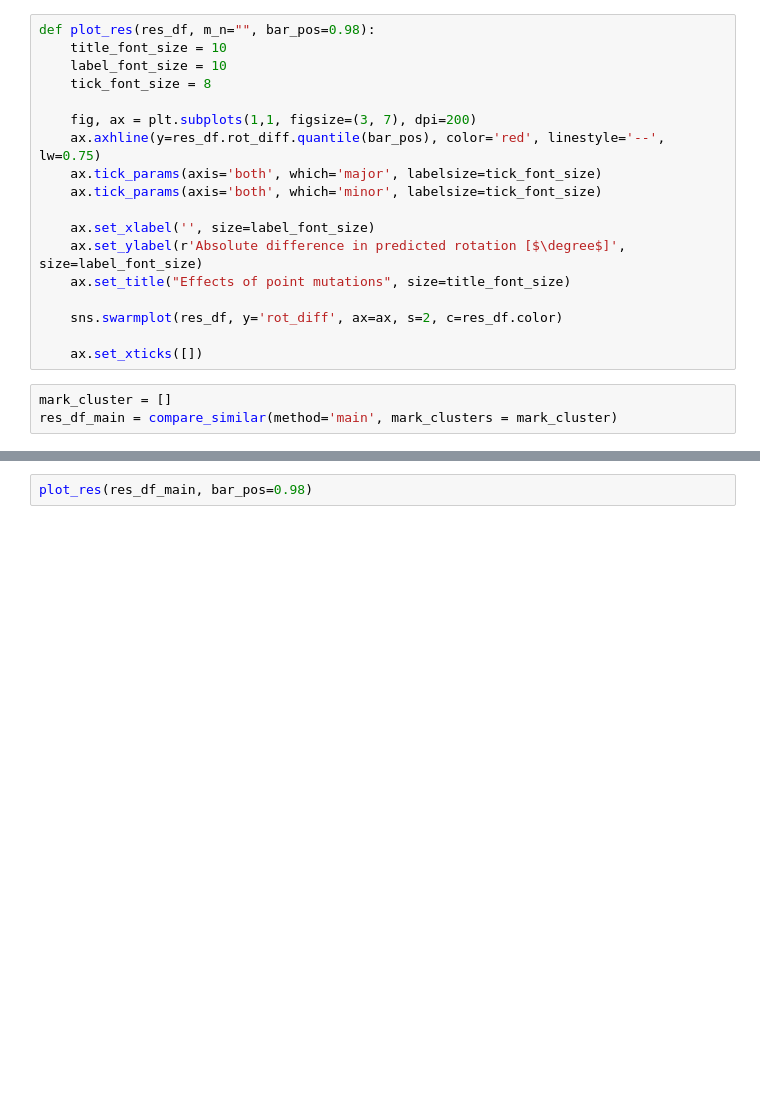
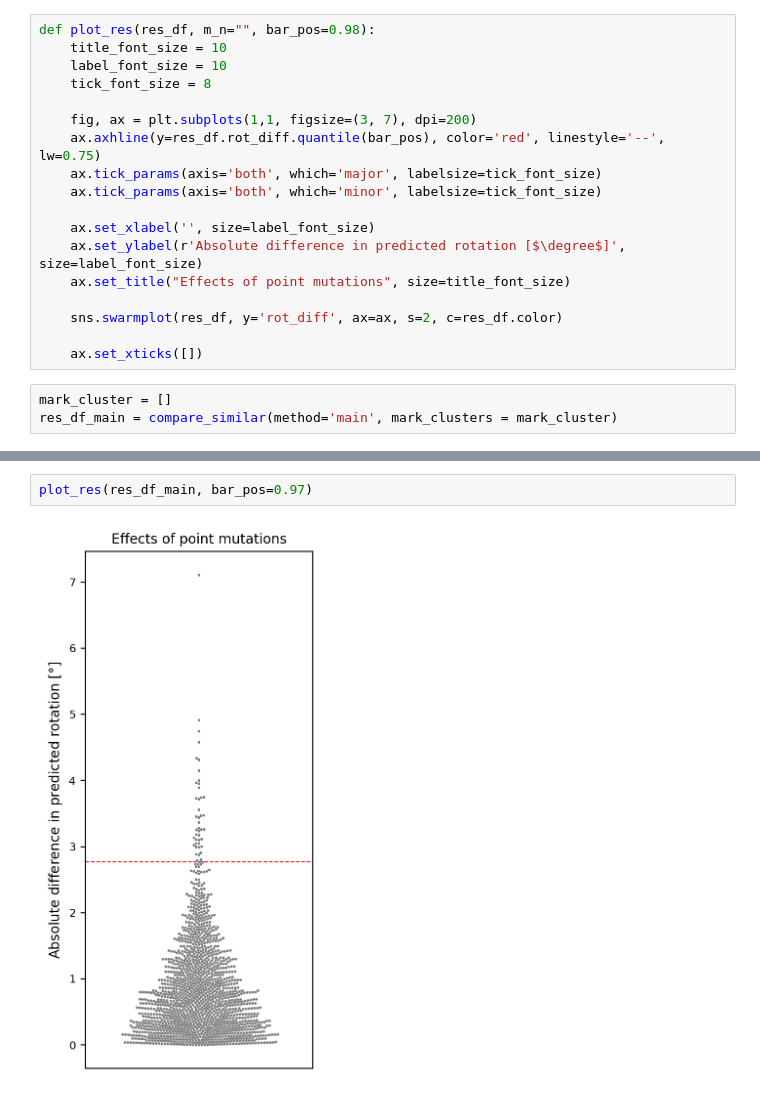
Before and after one commit to labstructbioinf/HAMPpred, a Jupyter notebook: notebooks/steps/4_scan_mutations.ipynb, the cells around one changed output, grey strips where cells are left out. Drawn from its saved outputs; the diff is of its cells as text; blank space fills up the shorter version.

```diff
--- a/notebooks/steps/4_scan_mutations.ipynb
+++ b/notebooks/steps/4_scan_mutations.ipynb
@@ -305,3 +328,5 @@ len(res_df_main)
 # %%
-plot_res(res_df_main, bar_pos=0.98)
+plot_res(res_df_main, bar_pos=0.97)
+# %% [output]
+[figure, added]
 # %%
```
Also changed, not shown: parts of 77 cells of this notebook, 4 other files.
